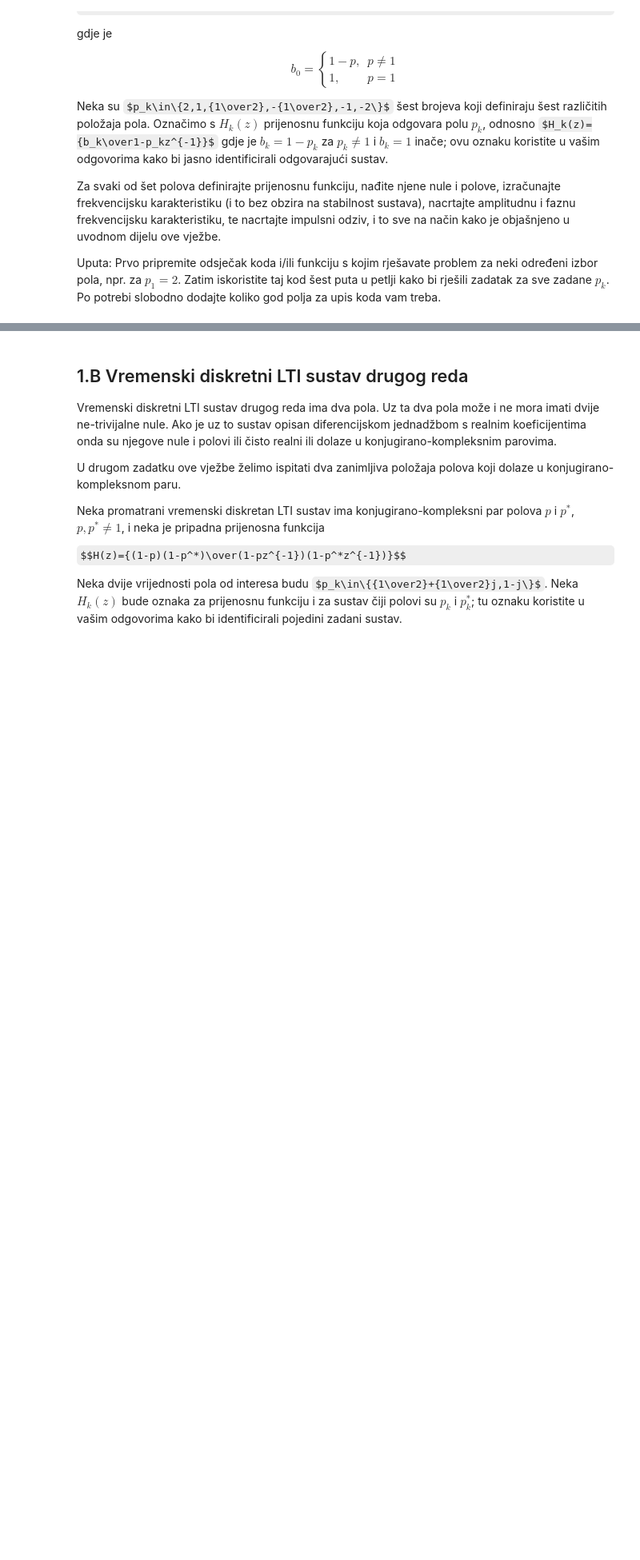
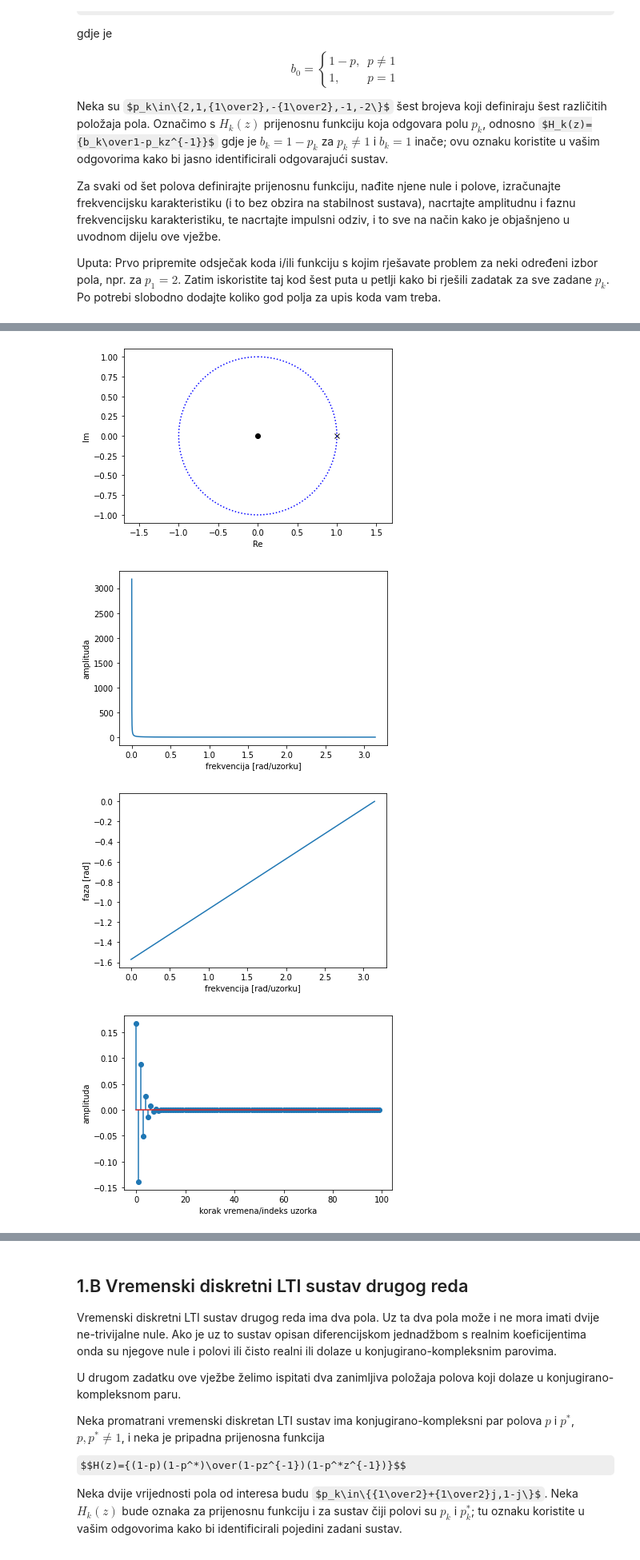
Before and after one commit to sskender/signal-processing, a Jupyter notebook: OOS_2021_2022_Vjezba_2_LTI_Sustavi.ipynb, the cells around one changed output, grey strips where cells are left out. Shown: that part at 80% size. Drawn from its saved outputs; the diff is of its cells as text; code cells hidden in the pictures; some formulas as TeX source; blank space fills up the shorter version.

```diff
--- a/OOS_2021_2022_Vjezba_2_LTI_Sustavi.ipynb
+++ b/OOS_2021_2022_Vjezba_2_LTI_Sustavi.ipynb
@@ -389,0 +435,7 @@ Uputa: Prvo pripremite odsječak koda i/ili funkciju s kojim rješavate problem
+# %%
+oos_H(polovi[1])
+# %% [output]
+[figure, added]
+[figure, added]
+[figure, added]
+[figure, added]
```
Also changed, not shown: parts of 16 cells of this notebook.
